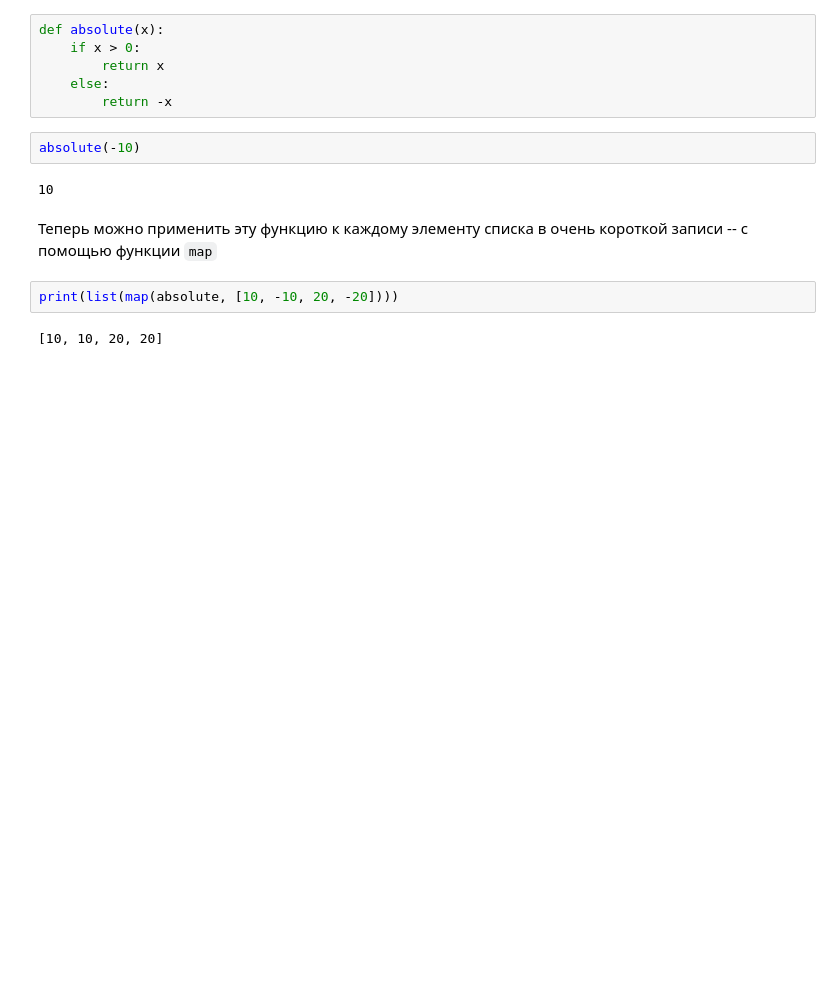
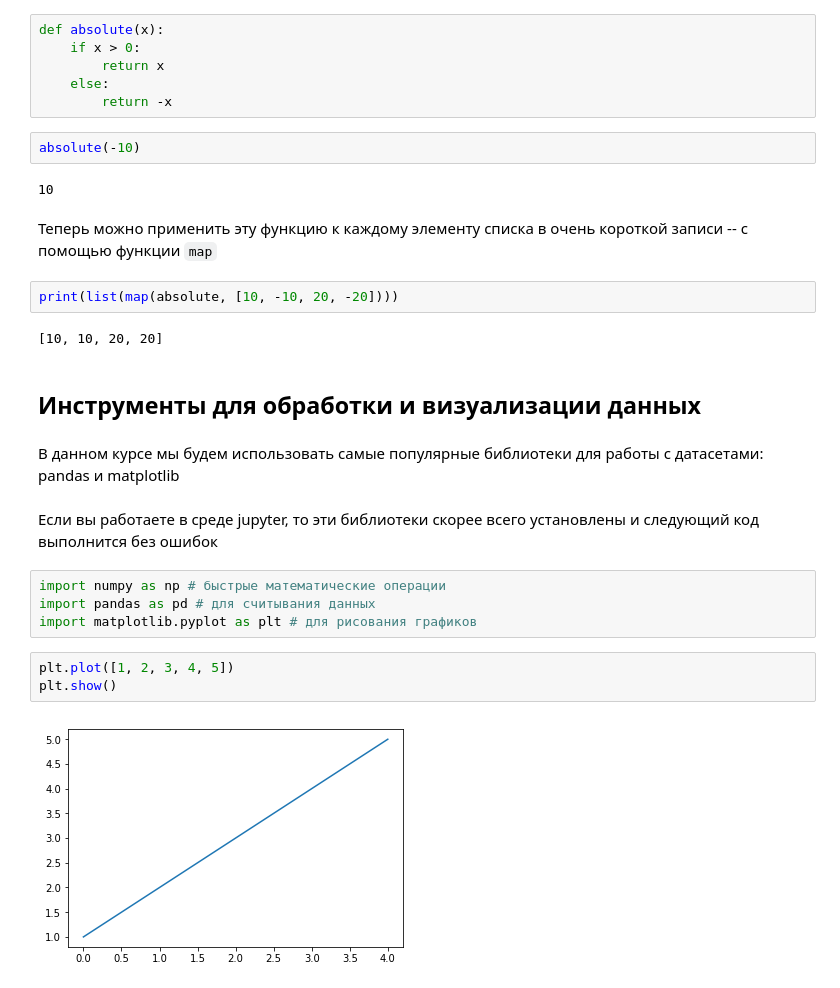
Before and after one commit to MrTsepa/SummerOlympSchool-MIPT-2018, a Jupyter notebook: Main.ipynb, the cells around one changed output. Cells and saved outputs as stored; diff of their text form; blank space fills up the shorter version.

Commit message:
pandas and stuff

```diff
--- a/Main.ipynb
+++ b/Main.ipynb
@@ -161,3 +162,18 @@ absolute(-10)
 print(list(map(absolute, [10, -10, 20, -20])))
 # %% [output]
 [10, 10, 20, 20]
+# %% [markdown]
+## Инструменты для обработки и визуализации данных
+# %% [markdown]
+В данном курсе мы будем использовать самые популярные библиотеки для работы с датасетами: pandas и matplotlib
+# %% [markdown]
+Если вы работаете в среде jupyter, то эти библиотеки скорее всего установлены и следующий код выполнится без ошибок
+# %%
+import numpy as np # быстрые математические операции
+import pandas as pd # для считывания данных
+import matplotlib.pyplot as plt # для рисования графиков
+# %%
+plt.plot([1, 2, 3, 4, 5])
+plt.show()
+# %% [output]
+[figure, added]
```
Also changed, not shown: parts of 37 cells of this notebook, 1 other file.
